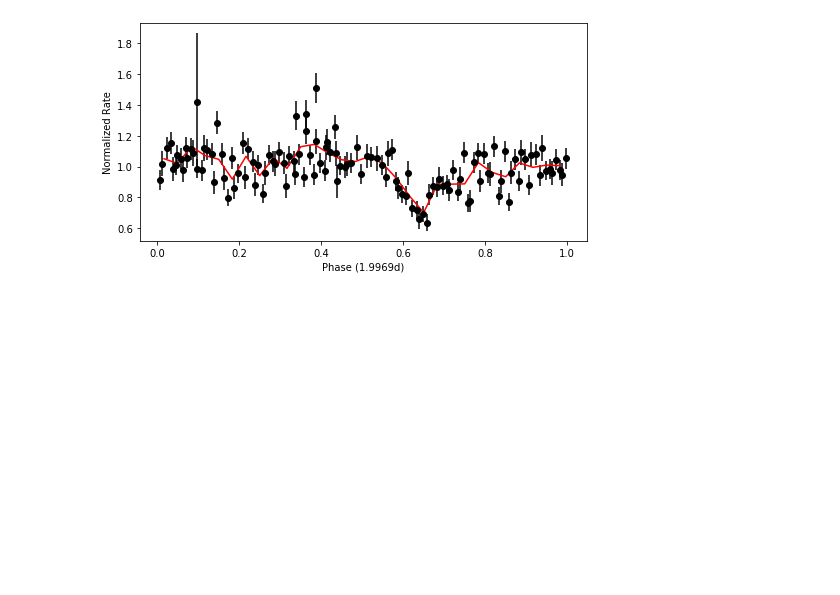
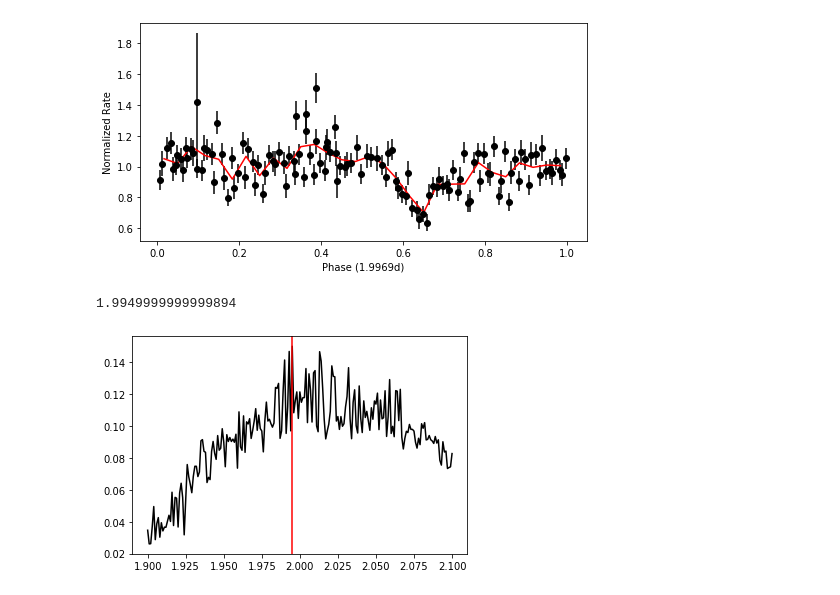
Before and after one commit to lenatreiber/LXP69.5, a Jupyter notebook: 2ULX7-Folding.ipynb, the cells around one changed output. Saved outputs shown, nothing was run; the diff lists cells and outputs as text; code cells hidden in the pictures; blank space fills up the shorter version.

Commit message:
Add files via upload
added ztest and two examples showing correct identification of period within some error (e.g. 1.995 and 2.001); will continue with ztest testing

```diff
--- a/2ULX7-Folding.ipynb
+++ b/2ULX7-Folding.ipynb
@@ -320,5 +320,23 @@ fr3,avg = nfold(tabs,1.9969,dbin=0.05,pbins=30)
 sf('fold0.5_30')
 # %% [output]
 [figure]
-# %%
-def ztest():
+# %%
+def ztest(evt,pds,dbin=0.1,pbins=16):
+    '''Perform ztest for some set of periods, with given binnings.'''
+    slist = []
+    for p in pds:
+        fr,avgs = nfold(evt,p,dbin=dbin,pbins=pbins,color='red',linestyle='solid')
+        mean = np.mean(avgs)
+        s = np.sum(((avgs-mean)**2)/np.sqrt(mean)**2)
+        slist.append(s)
+    plt.close()
+    plt.plot(pds,slist,color='black')
+    best = pds[np.where(slist==np.max(slist))[0][0]]
+    print(best)
+    plt.axvline(best,color='red')
+    return slist
+# %%
+slist = ztest(fr,np.arange(1.9,2.1,.001))
+# %% [output]
+1.9949999999999894
+[figure, added]
```
Also changed, not shown: parts of 1 cell of this notebook.
